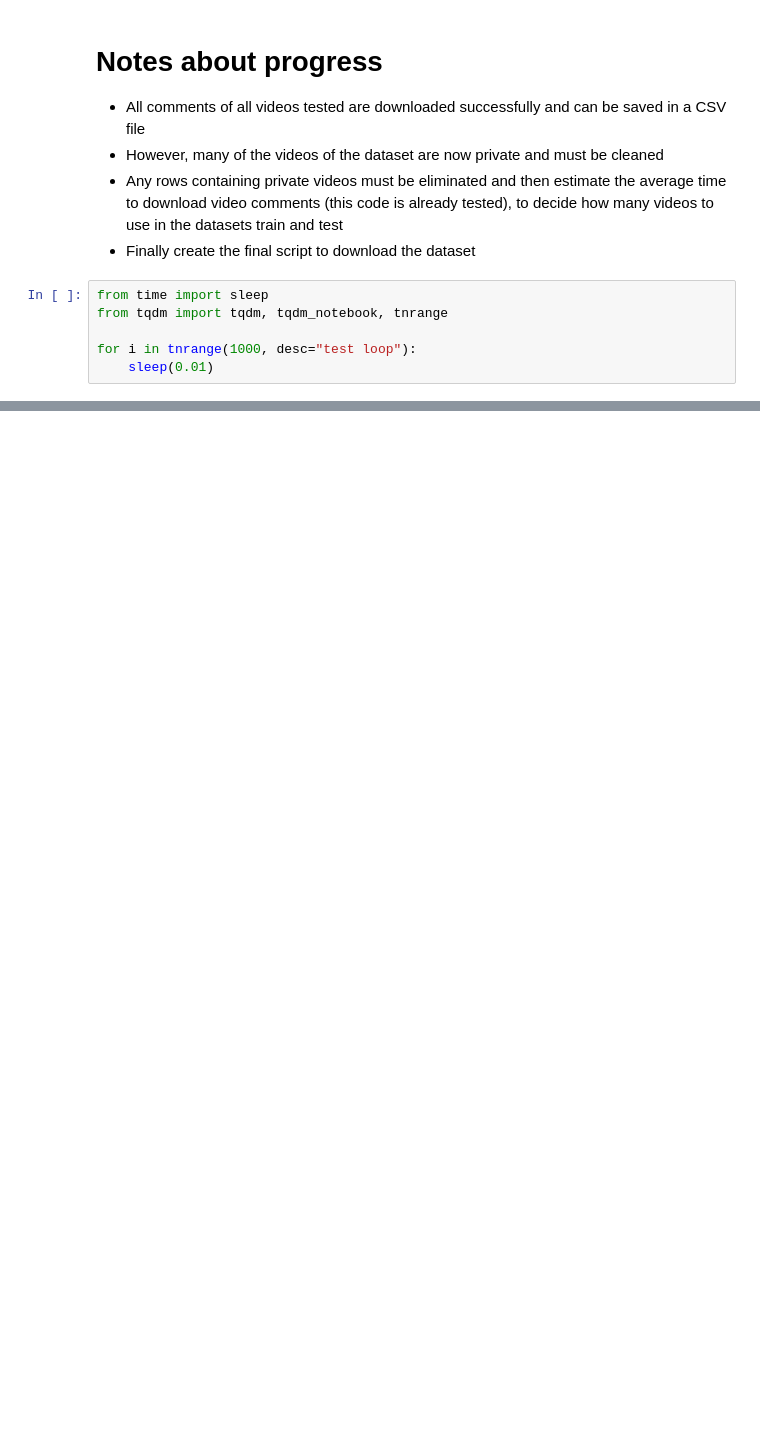
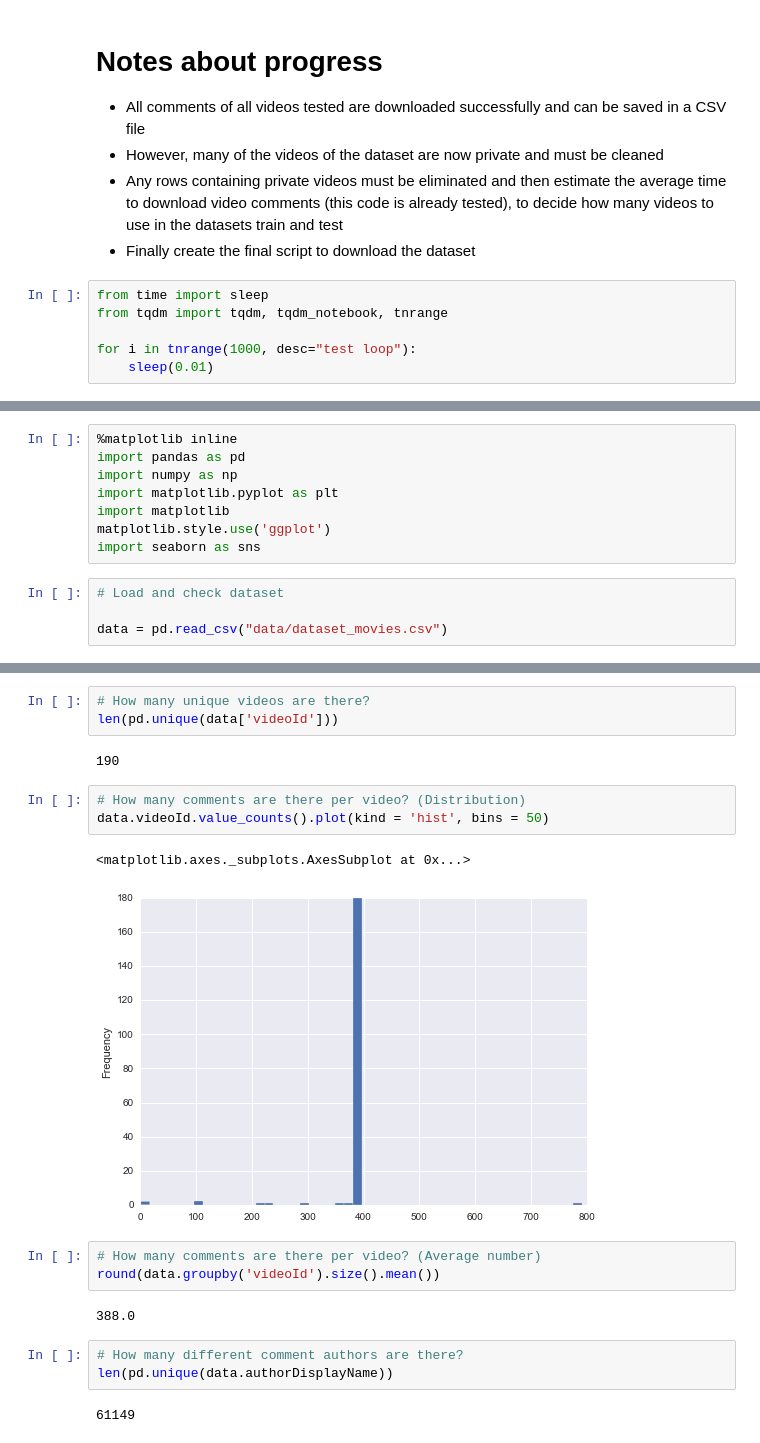
Before and after one commit to papapana/data_science, a Jupyter notebook: youtube_comedy_slam/Youtube comments.ipynb, the cells around one changed output, grey strips where cells are left out. Saved outputs shown, nothing was run; the diff lists cells and outputs as text; blank space fills up the shorter version.

Commit message:
Add exploratory analysis of dataset, project report, new code

```diff
--- a/youtube_comedy_slam/Youtube comments.ipynb
+++ b/youtube_comedy_slam/Youtube comments.ipynb
@@ -221,0 +260,12 @@ for i in tnrange(1000, desc="test loop"):
+# %%
+%matplotlib inline
+import pandas as pd
+import numpy as np
+import matplotlib.pyplot as plt
+import matplotlib
+matplotlib.style.use('ggplot')
+import seaborn as sns
+# %%
+# Load and check dataset
+
+data = pd.read_csv("data/dataset_movies.csv")
@@ -221,0 +307,21 @@ for i in tnrange(1000, desc="test loop"):
+# %%
+# How many unique videos are there?
+len(pd.unique(data['videoId']))
+# %% [output]
+190
+# %%
+# How many comments are there per video? (Distribution)
+data.videoId.value_counts().plot(kind = 'hist', bins = 50)
+# %% [output]
+<matplotlib.axes._subplots.AxesSubplot at 0x...>
+[figure, added]
+# %%
+# How many comments are there per video? (Average number)
+round(data.groupby('videoId').size().mean())
+# %% [output]
+388.0
+# %%
+# How many different comment authors are there?
+len(pd.unique(data.authorDisplayName))
+# %% [output]
+61149
```
Also changed, not shown: parts of 27 cells of this notebook, 2 other files.
